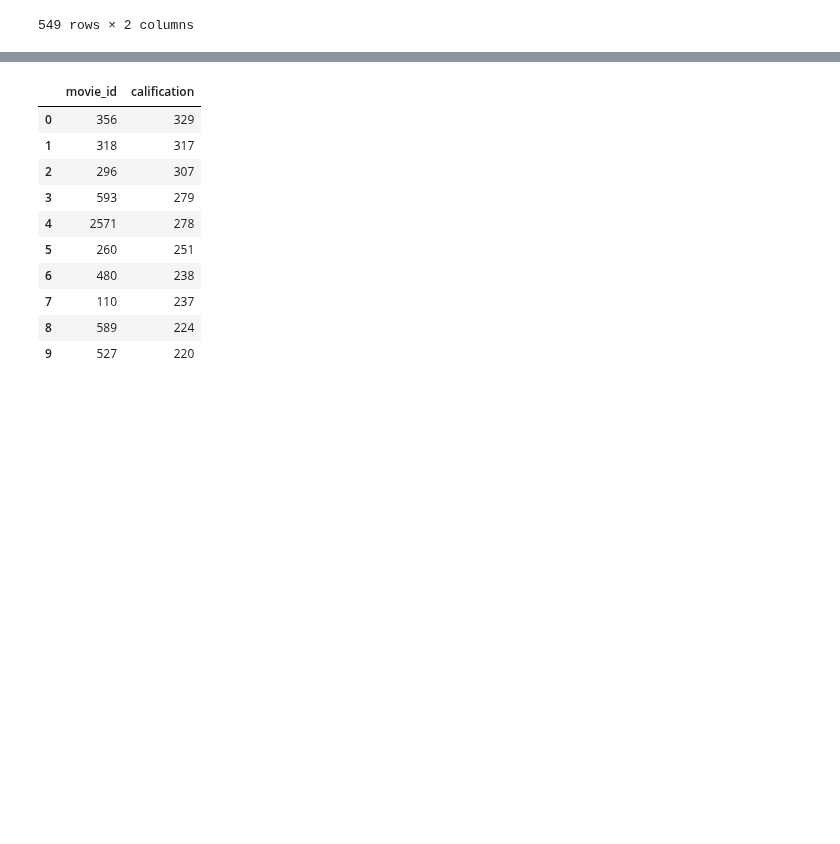
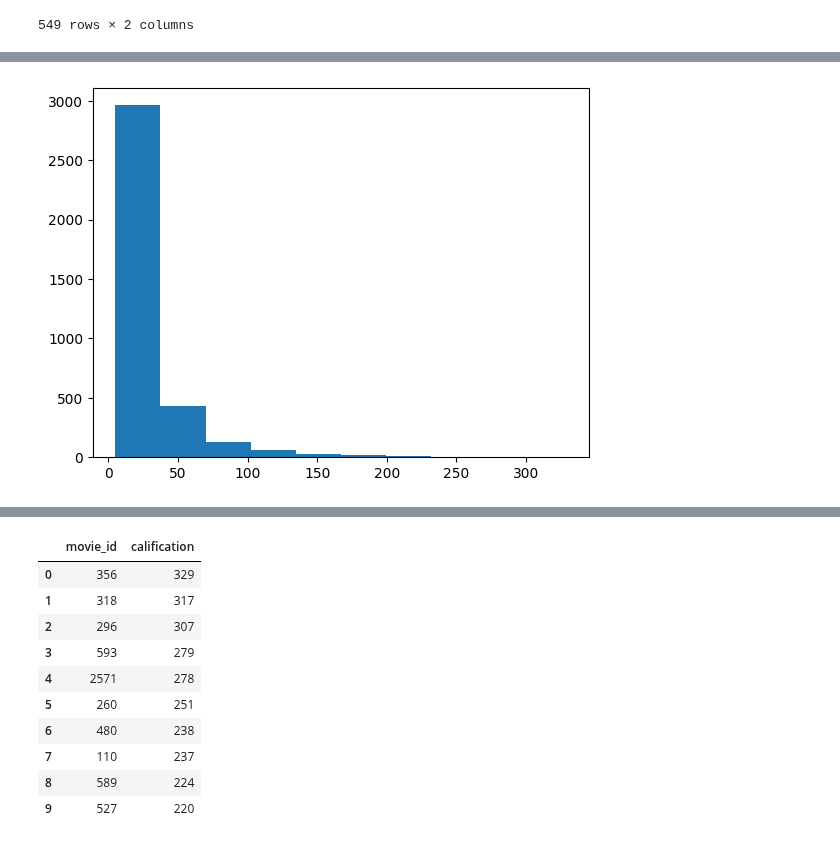
Before and after one commit to DanielMerkdo/ensayo, a Jupyter notebook: b_exploracion_limpieza.ipynb, the cells around one changed output, grey strips where cells are left out. Cells and saved outputs as stored; diff of their text form; code cells hidden in the pictures; blank space fills up the shorter version.

```diff
--- a/b_exploracion_limpieza.ipynb
+++ b/b_exploracion_limpieza.ipynb
@@ -396,7 +406,7 @@ plt.show()
 # %% [output]
 [figure]
 # %%
-conex = sql.connect("/content/analitica_marketing/db_movies")
+conex = sql.connect("data/db_movies")
 # %%
 ### calcular cada usuario cuantas peliculas califico
 ratings_usersconteo= pd.read_sql("""select "userId" as user_id,
@@ -441,0 +524,14 @@ fig.show()
+# %%
+####Solo incluir peliculas que tengan 5 o mas calificaciones
+rating_movies2=pd.read_sql(''' select movieId ,
+                         count(*) as numero_calificaciones
+                         from ratings
+                         group by movieId
+                         having numero_calificaciones>=5
+                         order by numero_calificaciones desc
+                         ''',conex)
+
+
+fig  = plt.hist(rating_movies2['numero_calificaciones'])
+# %% [output]
+[figure, added]
```
Also changed, not shown: parts of 26 cells of this notebook.
